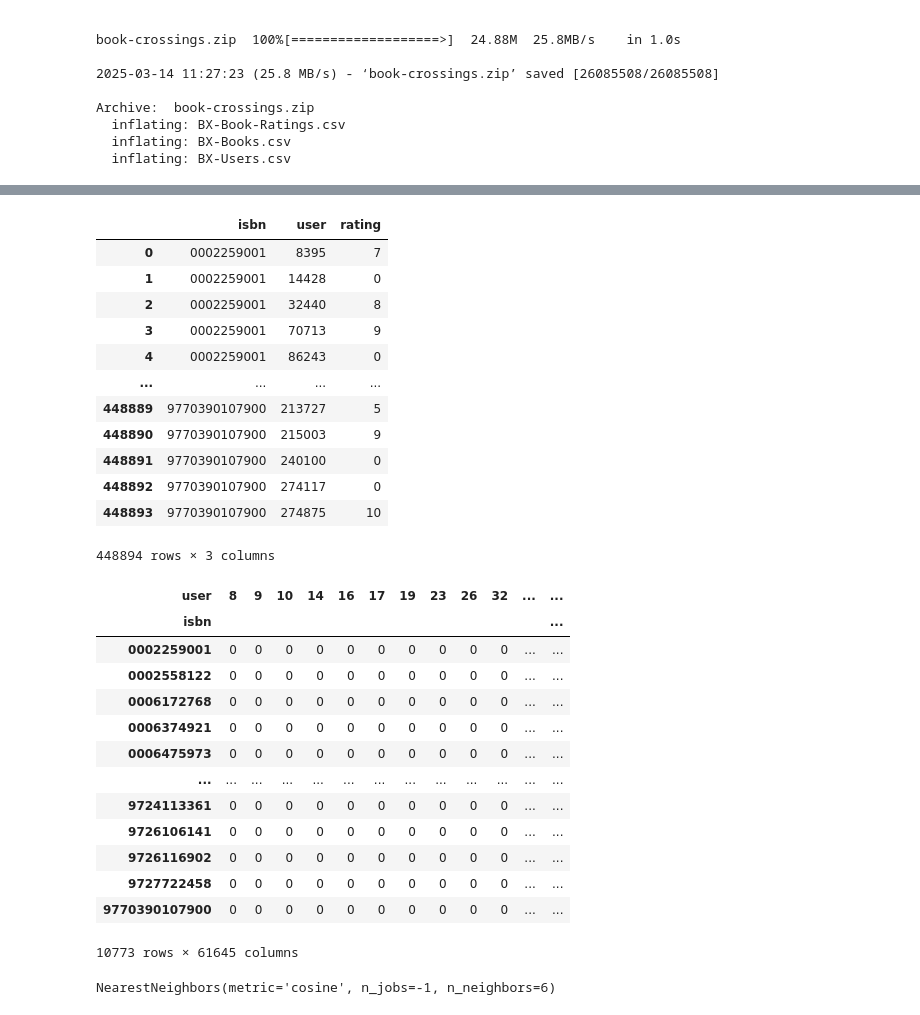
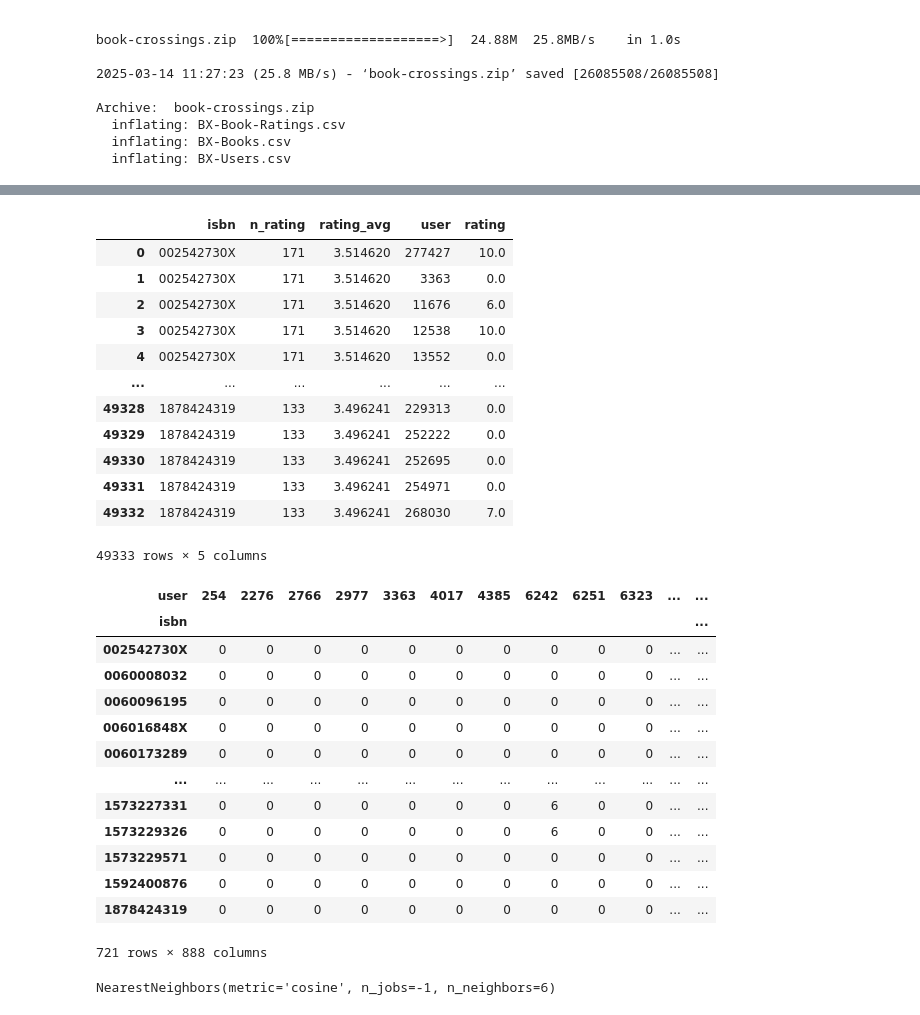
Before and after one commit to IgorG-Monteiro/ML_with_TensorFlow, a Jupyter notebook: Projects/KNN Book Recommendation/KNN_project.ipynb, the cells around one changed output, grey strips where cells are left out. Drawn from its saved outputs; the diff is of its cells as text; code cells hidden in the pictures.

```diff
--- a/Projects/KNN Book Recommendation/KNN_project.ipynb
+++ b/Projects/KNN Book Recommendation/KNN_project.ipynb
@@ -56,7 +56,7 @@ df_rate_per_book = df_ratings.groupby('isbn', as_index=False).agg(
     n_rating=('rating', 'count'),
     rating_avg=('rating', 'mean')
 )
-#df_rate_per_book = df_rate_per_book[df_rate_per_book['n_rating'] >= 100]
+df_rate_per_book = df_rate_per_book[df_rate_per_book['n_rating'] > 100]
 df_rate_per_book
 # %% [output]
 |  | isbn | n_rating | rating_avg |
@@ -91,0 +92,6 @@ df
+# %%
+#df_ratings['rating'] = df_ratings['rating'].astype("int8")
+
+count_user = df_ratings['user'].value_counts()
+df_ratings = df_ratings[~df_ratings['user'].isin(count_user[count_user < 200].index)]
+df_ratings
@@ -92,43 +112,41 @@ df
 # %%
-df_ratings['rating'] = df_ratings['rating'].astype("int8")
-
-pd_matrix = pd.merge(df_rate_per_book.loc[df_rate_per_book["n_rating"] >= 15, "isbn"],
-                     df_ratings, how="left", left_on="isbn", right_on="isbn").drop_duplicates()
+pd_matrix = pd.merge(df_rate_per_book, df_ratings,
+                     how="left", left_on="isbn", right_on="isbn")
 
 pd_matrix
 # %% [output]
-|  | isbn | user | rating |
-| 0 | 0002259001 | 8395 | 7 |
-| 1 | 0002259001 | 14428 | 0 |
-| 2 | 0002259001 | 32440 | 8 |
-| 3 | 0002259001 | 70713 | 9 |
-| 4 | 0002259001 | 86243 | 0 |
-| ... | ... | ... | ... |
-| 448889 | 9770390107900 | 213727 | 5 |
-| 448890 | 9770390107900 | 215003 | 9 |
-| 448891 | 9770390107900 | 240100 | 0 |
-| 448892 | 9770390107900 | 274117 | 0 |
-| 448893 | 9770390107900 | 274875 | 10 |
+|  | isbn | n_rating | rating_avg | user | rating |
+| 0 | 002542730X | 171 | 3.514620 | 277427 | 10.0 |
+| 1 | 002542730X | 171 | 3.514620 | 3363 | 0.0 |
+| 2 | 002542730X | 171 | 3.514620 | 11676 | 6.0 |
+| 3 | 002542730X | 171 | 3.514620 | 12538 | 10.0 |
+| 4 | 002542730X | 171 | 3.514620 | 13552 | 0.0 |
+| ... | ... | ... | ... | ... | ... |
+| 49328 | 1878424319 | 133 | 3.496241 | 229313 | 0.0 |
+| 49329 | 1878424319 | 133 | 3.496241 | 252222 | 0.0 |
+| 49330 | 1878424319 | 133 | 3.496241 | 252695 | 0.0 |
+| 49331 | 1878424319 | 133 | 3.496241 | 254971 | 0.0 |
+| 49332 | 1878424319 | 133 | 3.496241 | 268030 | 7.0 |
-448894 rows × 3 columns
+49333 rows × 5 columns
 # %%
 # Reshape so that ISBN is row index, User-ID is column index and values are ratings
 pd_matrix = pd_matrix.pivot(index='isbn', columns='user', values='rating').fillna(0).astype("int8")
 pd_matrix
 # %% [output]
-| user | 8 | 9 | 10 | 14 | 16 | 17 | 19 | 23 | 26 | 32 | ... | ... |
+| user | 254 | 2276 | 2766 | 2977 | 3363 | 4017 | 4385 | 6242 | 6251 | 6323 | ... | ... |
 | isbn |  |  |  |  |  |  |  |  |  |  |  | ... |
-| 0002259001 | 0 | 0 | 0 | 0 | 0 | 0 | 0 | 0 | 0 | 0 | ... | ... |
-| 0002558122 | 0 | 0 | 0 | 0 | 0 | 0 | 0 | 0 | 0 | 0 | ... | ... |
-| 0006172768 | 0 | 0 | 0 | 0 | 0 | 0 | 0 | 0 | 0 | 0 | ... | ... |
-| 0006374921 | 0 | 0 | 0 | 0 | 0 | 0 | 0 | 0 | 0 | 0 | ... | ... |
-| 0006475973 | 0 | 0 | 0 | 0 | 0 | 0 | 0 | 0 | 0 | 0 | ... | ... |
+| 002542730X | 0 | 0 | 0 | 0 | 0 | 0 | 0 | 0 | 0 | 0 | ... | ... |
+| 0060008032 | 0 | 0 | 0 | 0 | 0 | 0 | 0 | 0 | 0 | 0 | ... | ... |
+| 0060096195 | 0 | 0 | 0 | 0 | 0 | 0 | 0 | 0 | 0 | 0 | ... | ... |
+| 006016848X | 0 | 0 | 0 | 0 | 0 | 0 | 0 | 0 | 0 | 0 | ... | ... |
+| 0060173289 | 0 | 0 | 0 | 0 | 0 | 0 | 0 | 0 | 0 | 0 | ... | ... |
 | ... | ... | ... | ... | ... | ... | ... | ... | ... | ... | ... | ... | ... |
-| 9724113361 | 0 | 0 | 0 | 0 | 0 | 0 | 0 | 0 | 0 | 0 | ... | ... |
-| 9726106141 | 0 | 0 | 0 | 0 | 0 | 0 | 0 | 0 | 0 | 0 | ... | ... |
-| 9726116902 | 0 | 0 | 0 | 0 | 0 | 0 | 0 | 0 | 0 | 0 | ... | ... |
-| 9727722458 | 0 | 0 | 0 | 0 | 0 | 0 | 0 | 0 | 0 | 0 | ... | ... |
-| 9770390107900 | 0 | 0 | 0 | 0 | 0 | 0 | 0 | 0 | 0 | 0 | ... | ... |
+| 1573227331 | 0 | 0 | 0 | 0 | 0 | 0 | 0 | 6 | 0 | 0 | ... | ... |
+| 1573229326 | 0 | 0 | 0 | 0 | 0 | 0 | 0 | 6 | 0 | 0 | ... | ... |
+| 1573229571 | 0 | 0 | 0 | 0 | 0 | 0 | 0 | 0 | 0 | 0 | ... | ... |
+| 1592400876 | 0 | 0 | 0 | 0 | 0 | 0 | 0 | 0 | 0 | 0 | ... | ... |
+| 1878424319 | 0 | 0 | 0 | 0 | 0 | 0 | 0 | 0 | 0 | 0 | ... | ... |
-10773 rows × 61645 columns
+721 rows × 888 columns
 # %%
 matrix = csr_matrix(pd_matrix.values)
 # %%
```
Also changed, not shown: parts of 4 cells of this notebook.
